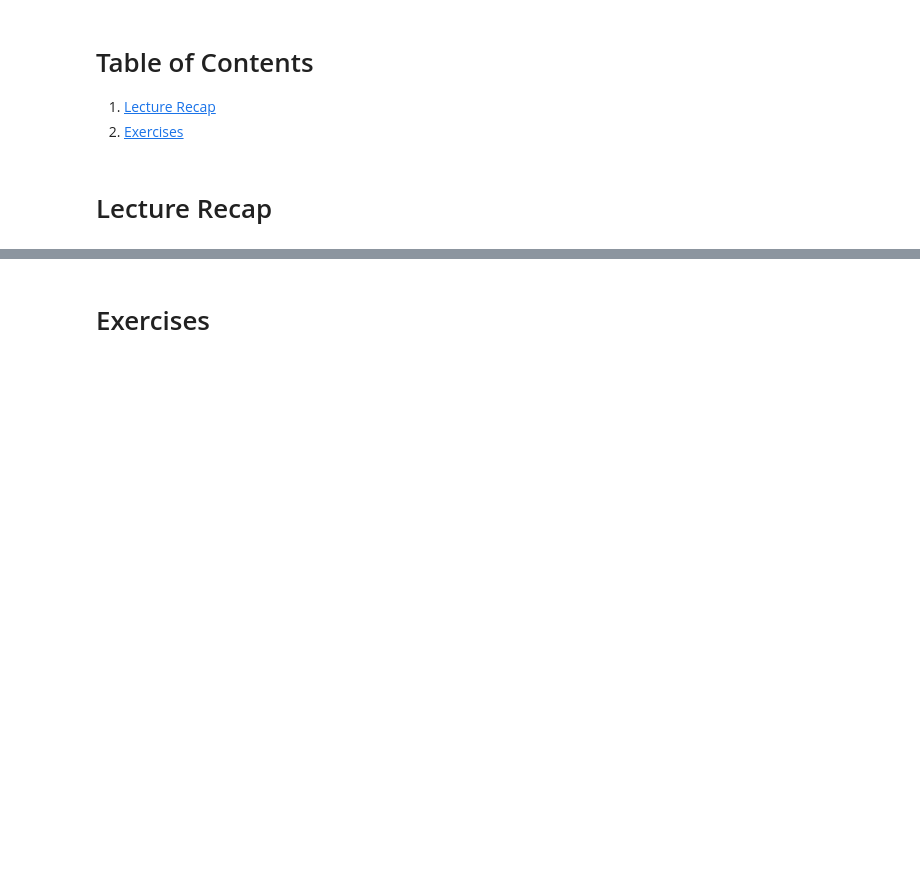
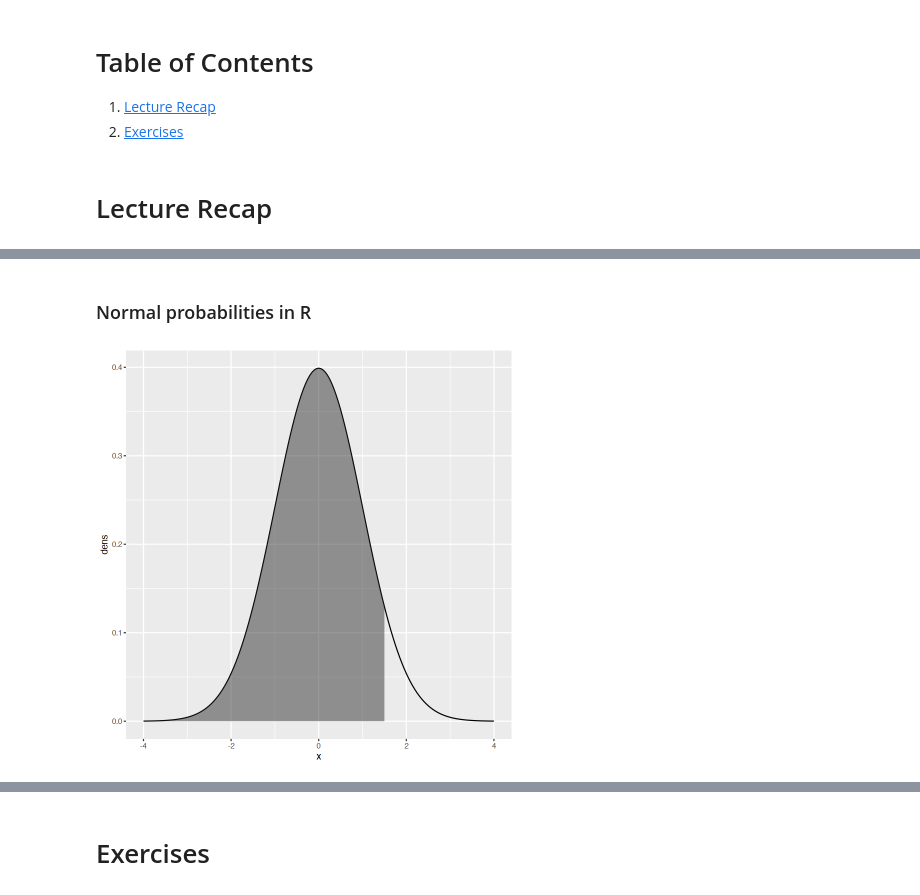
Before and after one commit to 5harad/API201-2022, a Jupyter notebook: review_sessions/review_4/review_4_answers.ipynb, the cells around one changed output, grey strips where cells are left out. Saved outputs shown, nothing was run; the diff lists cells and outputs as text; code cells hidden in the pictures; blank space fills up the shorter version.

```diff
--- a/review_sessions/review_4/review_4_answers.ipynb
+++ b/review_sessions/review_4/review_4_answers.ipynb
@@ -9,0 +26,10 @@
+# %% [markdown]
+### Normal probabilities in R
+# %%
+# Plot a standard normal distribution
+data <- tibble(x = seq(-4, 4, .05), dens = dnorm(x))
+ggplot(data, aes(x = x, y = dens)) +
+    geom_line() +
+    geom_area(data = filter(data, x <= 1.5), alpha = .5)
+# %% [output]
+[figure, added]
```
Also changed, not shown: parts of 26 cells of this notebook, 3 other files.
